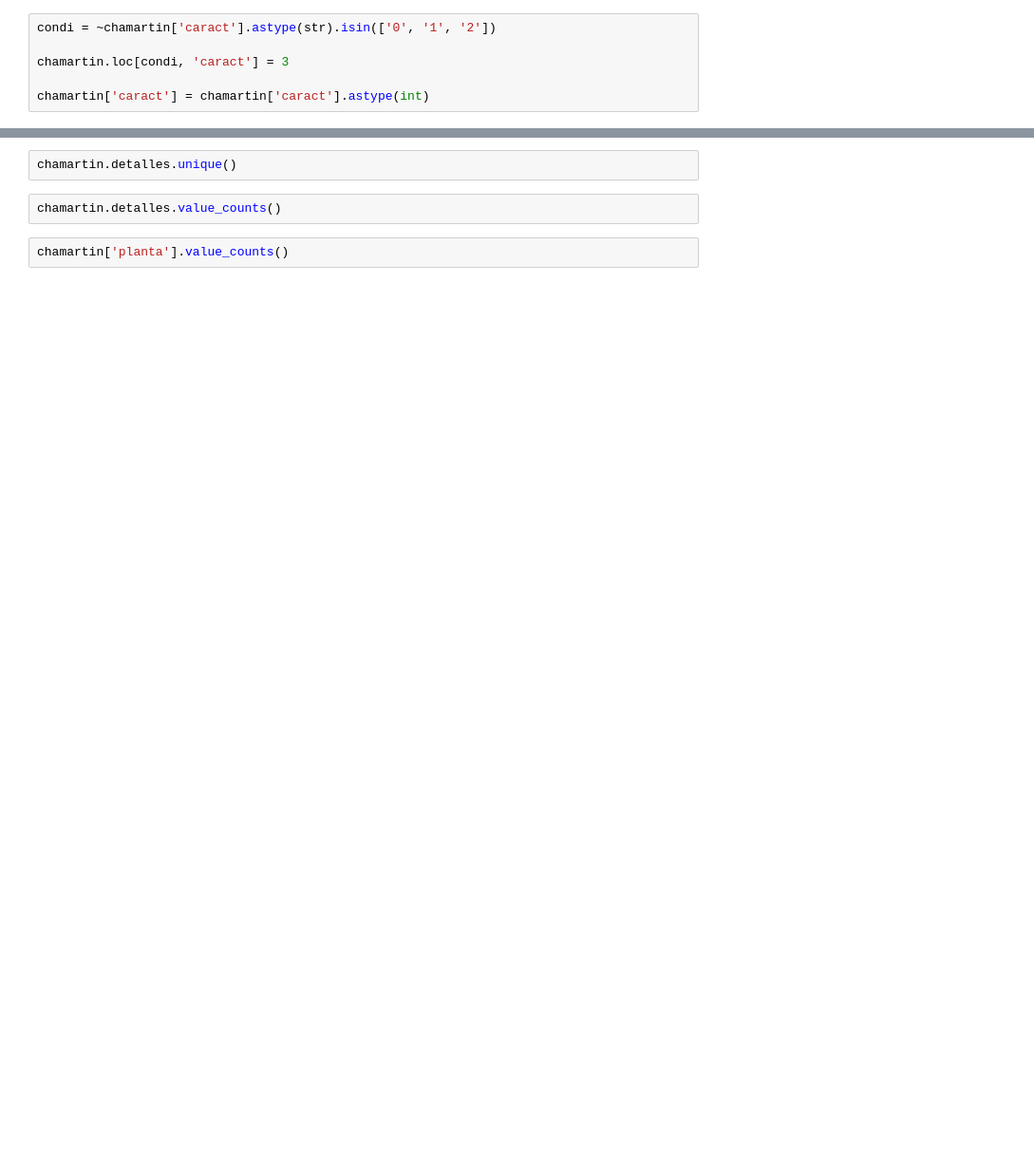
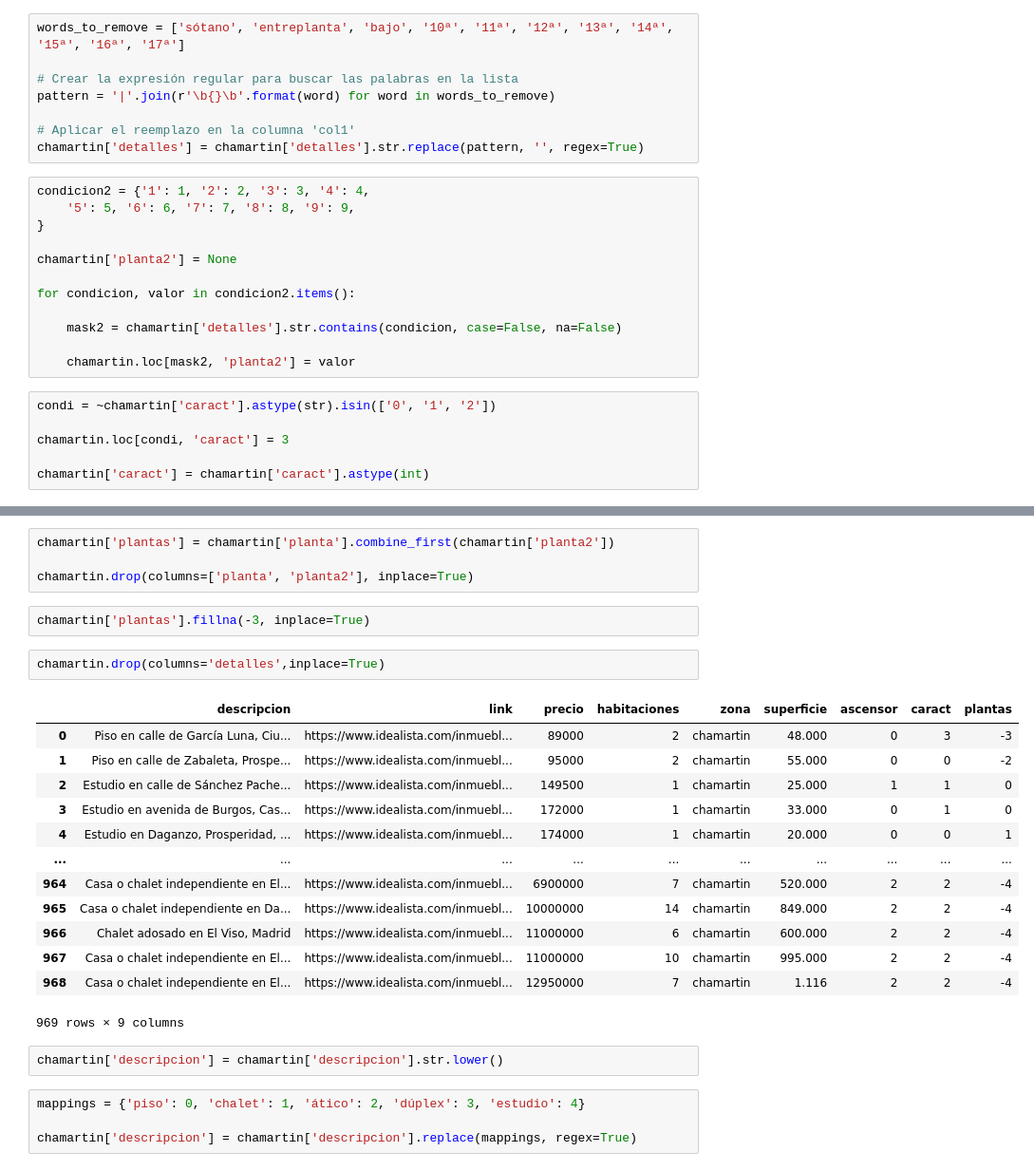
Before and after one commit to Gbau11/Analisis-de-la-vivienda-Idealista, a Jupyter notebook: jupyter/venta_madrid centro/Joins_distritos.ipynb, the cells around one changed output, grey strips where cells are left out. Shown: that part at 95% size. Drawn from its saved outputs; the diff is of its cells as text; blank space fills up the shorter version.

```diff
--- a/jupyter/venta_madrid centro/Joins_distritos.ipynb
+++ b/jupyter/venta_madrid centro/Joins_distritos.ipynb
@@ -262,3 +246,23 @@ chamartin.caract.value_counts()
+# %%
+words_to_remove = ['sótano', 'entreplanta', 'bajo', '10ª', '11ª', '12ª', '13ª', '14ª', '15ª', '16ª', '17ª']
+
+# Crear la expresión regular para buscar las palabras en la lista
+pattern = '|'.join(r'\b{}\b'.format(word) for word in words_to_remove)
+
+# Aplicar el reemplazo en la columna 'col1'
+chamartin['detalles'] = chamartin['detalles'].str.replace(pattern, '', regex=True)
+# %%
+condicion2 = {'1': 1, '2': 2, '3': 3, '4': 4,
+    '5': 5, '6': 6, '7': 7, '8': 8, '9': 9,
+}
+
+chamartin['planta2'] = None
+
+for condicion, valor in condicion2.items():
+
+    mask2 = chamartin['detalles'].str.contains(condicion, case=False, na=False)
+
+    chamartin.loc[mask2, 'planta2'] = valor
 # %%
 condi = ~chamartin['caract'].astype(str).isin(['0', '1', '2'])
 
@@ -276,8 +278,30 @@ chamartin.info()
-# %%
-chamartin.detalles.unique()
-# %%
-chamartin.detalles.value_counts()
-# %%
-chamartin['planta'].value_counts()
+# %%
+chamartin['plantas'] = chamartin['planta'].combine_first(chamartin['planta2'])
+
+chamartin.drop(columns=['planta', 'planta2'], inplace=True)
+# %%
+chamartin['plantas'].fillna(-3, inplace=True)
+# %%
+chamartin.drop(columns='detalles',inplace=True)
+# %% [output]
+|  | descripcion | link | precio | habitaciones | zona | superficie | ascensor | caract | plantas |
+| 0 | Piso en calle de García Luna, Ciu... | https://www.idealista.com/inmuebl... | 89000 | 2 | chamartin | 48.000 | 0 | 3 | -3 |
+| 1 | Piso en calle de Zabaleta, Prospe... | https://www.idealista.com/inmuebl... | 95000 | 2 | chamartin | 55.000 | 0 | 0 | -2 |
+| 2 | Estudio en calle de Sánchez Pache... | https://www.idealista.com/inmuebl... | 149500 | 1 | chamartin | 25.000 | 1 | 1 | 0 |
+| 3 | Estudio en avenida de Burgos, Cas... | https://www.idealista.com/inmuebl... | 172000 | 1 | chamartin | 33.000 | 0 | 1 | 0 |
+| 4 | Estudio en Daganzo, Prosperidad, ... | https://www.idealista.com/inmuebl... | 174000 | 1 | chamartin | 20.000 | 0 | 0 | 1 |
+| ... | ... | ... | ... | ... | ... | ... | ... | ... | ... |
+| 964 | Casa o chalet independiente en El... | https://www.idealista.com/inmuebl... | 6900000 | 7 | chamartin | 520.000 | 2 | 2 | -4 |
+| 965 | Casa o chalet independiente en Da... | https://www.idealista.com/inmuebl... | 10000000 | 14 | chamartin | 849.000 | 2 | 2 | -4 |
+| 966 | Chalet adosado en El Viso, Madrid | https://www.idealista.com/inmuebl... | 11000000 | 6 | chamartin | 600.000 | 2 | 2 | -4 |
+| 967 | Casa o chalet independiente en El... | https://www.idealista.com/inmuebl... | 11000000 | 10 | chamartin | 995.000 | 2 | 2 | -4 |
+| 968 | Casa o chalet independiente en El... | https://www.idealista.com/inmuebl... | 12950000 | 7 | chamartin | 1.116 | 2 | 2 | -4 |
+969 rows × 9 columns
+# %%
+chamartin['descripcion'] = chamartin['descripcion'].str.lower()
+# %%
+mappings = {'piso': 0, 'chalet': 1, 'ático': 2, 'dúplex': 3, 'estudio': 4}
+
+chamartin['descripcion'] = chamartin['descripcion'].replace(mappings, regex=True)
 # %%
 chamartin
```
Also changed, not shown: parts of 18 cells of this notebook.
